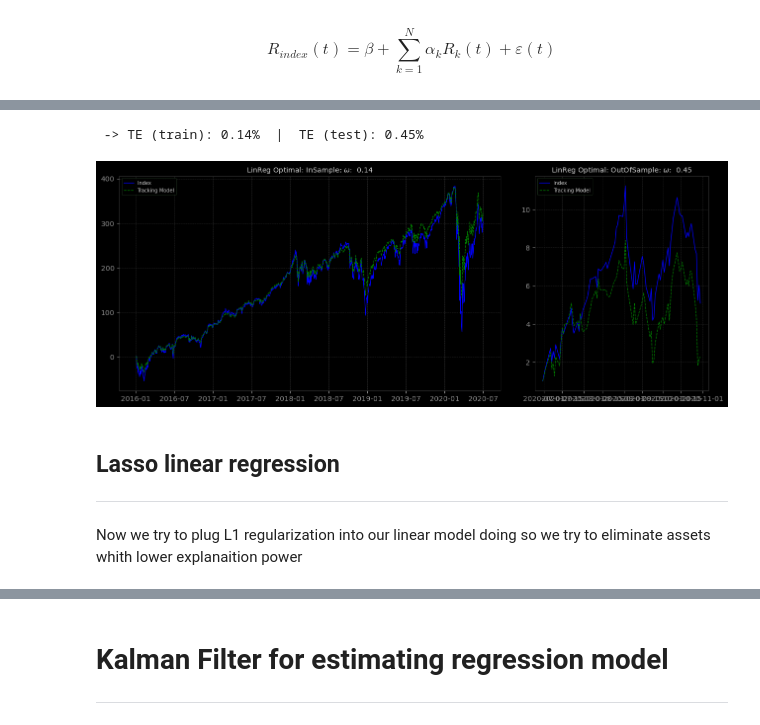
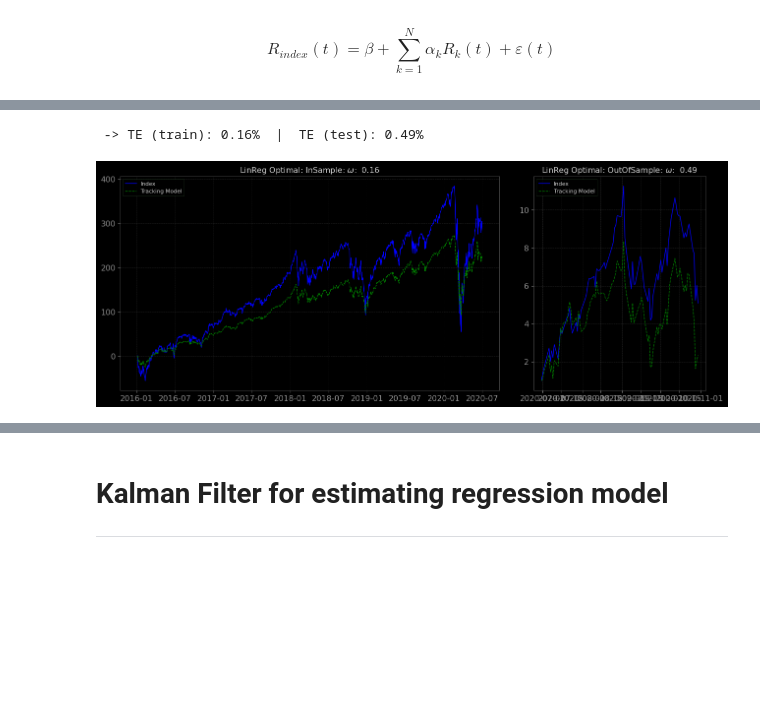
Before and after one commit to dmarienko/QuantTradingResearch, a Jupyter notebook: models/2. Russel Index Tracking.ipynb, the cells around one changed output, grey strips where cells are left out. Cells and saved outputs as stored; diff of their text form; code cells hidden in the pictures; blank space fills up the shorter version.

```diff
--- a/models/2. Russel Index Tracking.ipynb
+++ b/models/2. Russel Index Tracking.ipynb
@@ -203,12 +208,7 @@ plot_results(linear_returns)
 # %%
-linear_returns_best = trm.select(holdings.Ticker[:100].values).estimate(LinearModel('LinReg Optimal'), on='returns')
+linear_returns_best = trm.select(holdings.Ticker[:62].values).estimate(LinearModel('LinReg Optimal'), on='returns')
 
 fig(16, 6);  plot_results(linear_returns_best)
 # %% [output]
- -> TE (train): 0.14%  |  TE (test): 0.45%
+ -> TE (train): 0.16%  |  TE (test): 0.49%
-[figure, old version]
+[figure, new version]
-# %% [markdown]
-## Lasso linear regression
-<hr/>
-# %% [markdown]
-Now we try to plug L1 regularization into our linear model doing so we try to eliminate assets whith lower explanaition power
```
Also changed, not shown: parts of 54 cells of this notebook.
